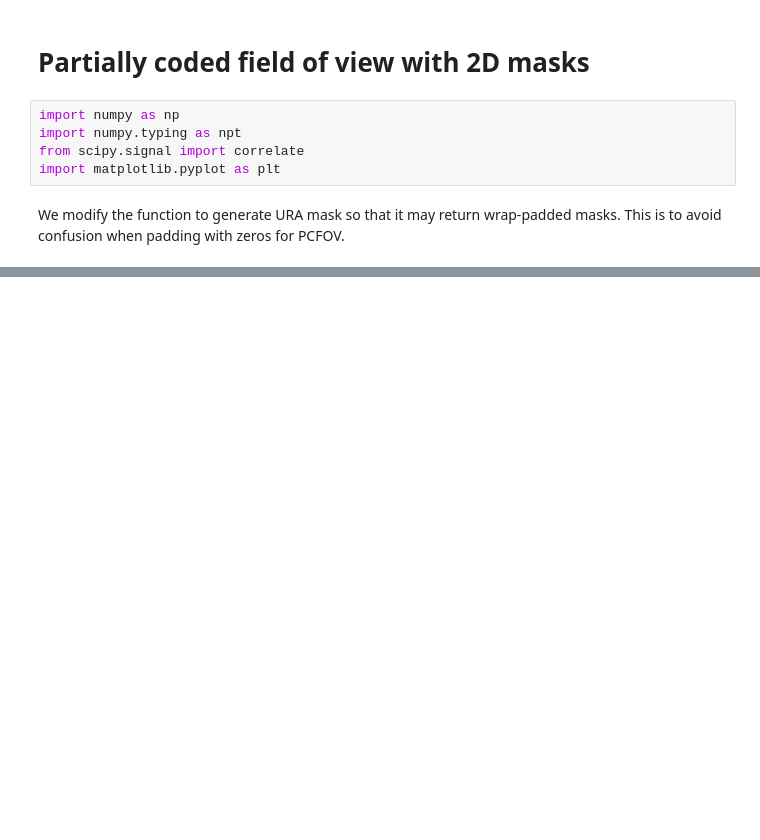
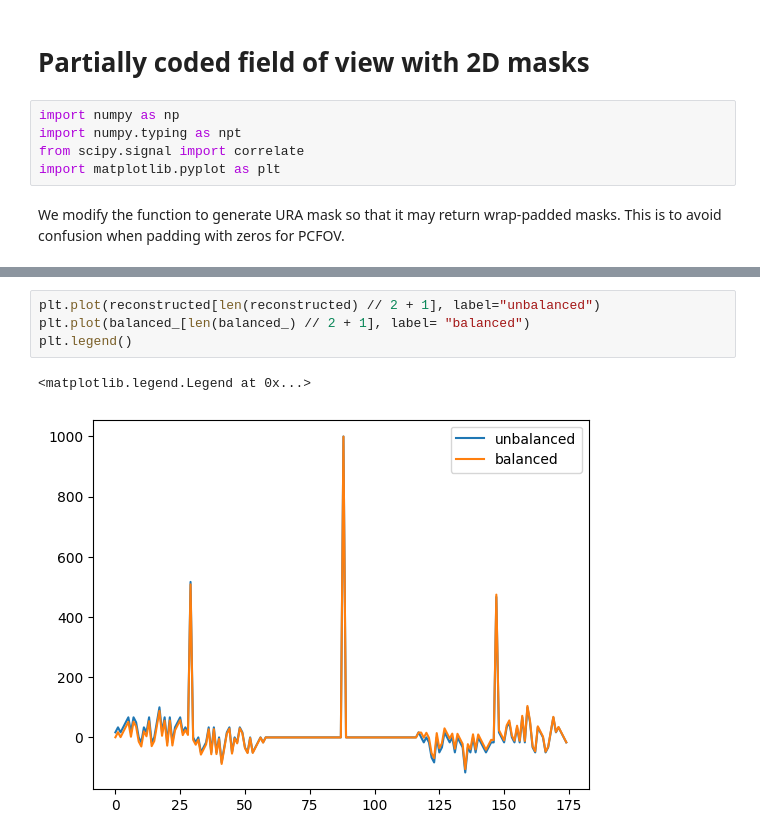
Before and after one commit to peppedilillo/masks, a Jupyter notebook: notebooks/12_pcfov_2d.ipynb, the cells around one changed output, grey strips where cells are left out. Cells and saved outputs as stored; diff of their text form; blank space fills up the shorter version.

```diff
--- a/notebooks/12_pcfov_2d.ipynb
+++ b/notebooks/12_pcfov_2d.ipynb
@@ -129,0 +184,7 @@ plt.show()
+# %%
+plt.plot(reconstructed[len(reconstructed) // 2 + 1], label="unbalanced")
+plt.plot(balanced_[len(balanced_) // 2 + 1], label= "balanced")
+plt.legend()
+# %% [output]
+<matplotlib.legend.Legend at 0x...>
+[figure, added]
```
Also changed, not shown: parts of 31 cells of this notebook, 1 other file.
